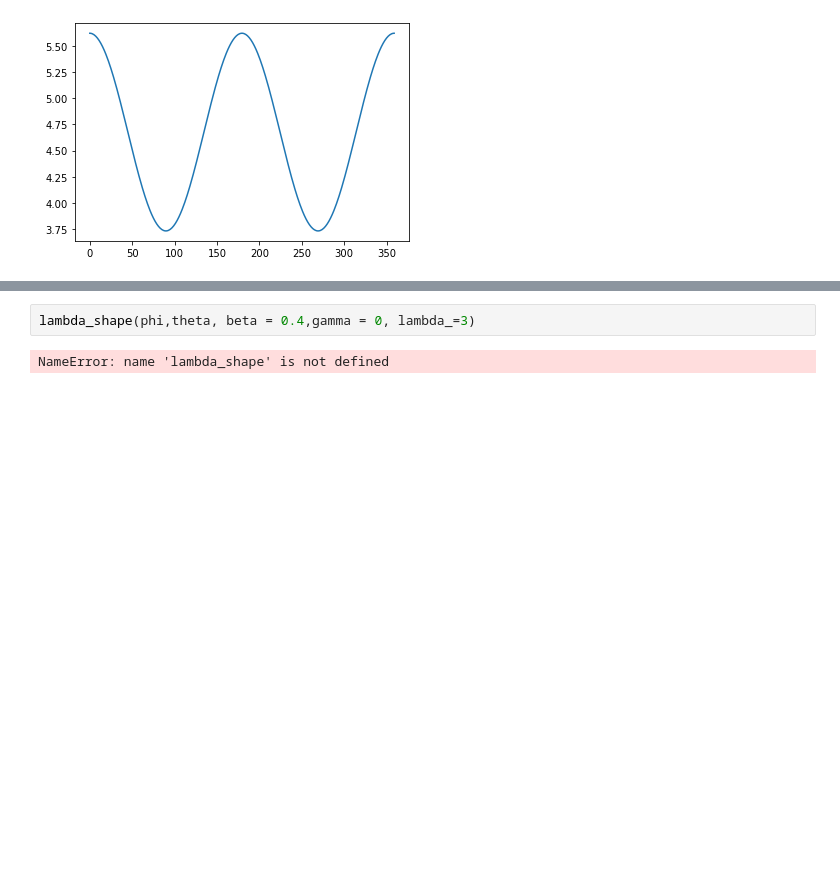
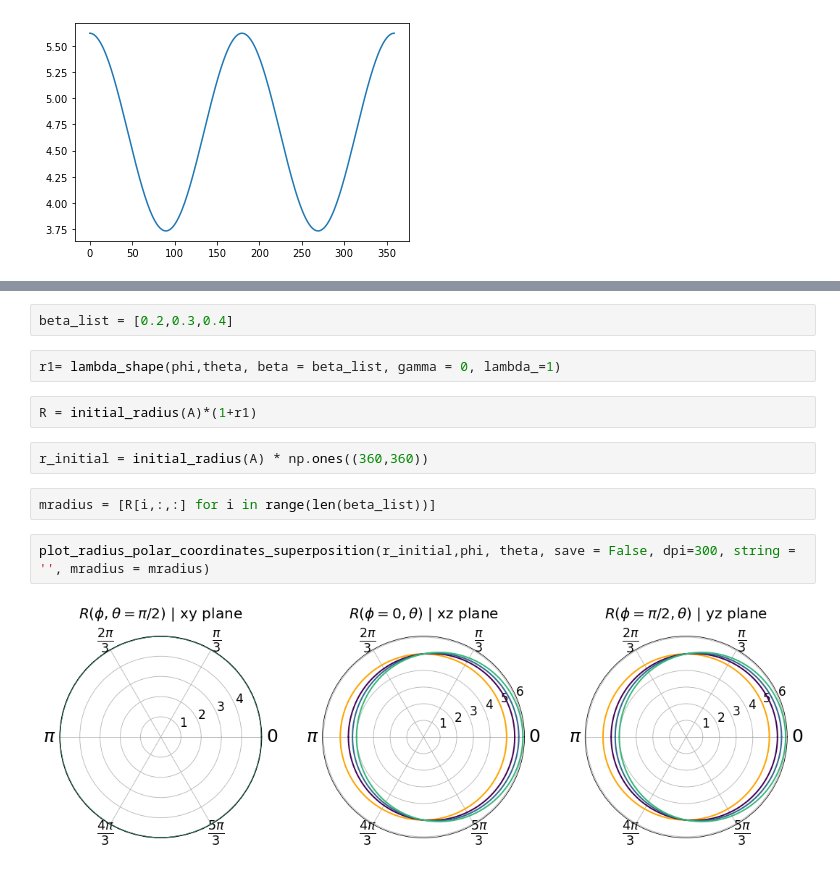
Before and after one commit to DFreireF/nudeform, a Jupyter notebook: notebooks/notebook.ipynb, the cells around one changed output, grey strips where cells are left out. Cells and saved outputs as stored; diff of their text form; blank space fills up the shorter version.

```diff
--- a/notebooks/notebook.ipynb
+++ b/notebooks/notebook.ipynb
@@ -82,4 +77,14 @@ plt.show()
+# %%
+beta_list = [0.2,0.3,0.4]
 # %%
-lambda_shape(phi,theta, beta = 0.4,gamma = 0, lambda_=3)
+r1= lambda_shape(phi,theta, beta = beta_list, gamma = 0, lambda_=1)
-# %% [output]
-NameError: name 'lambda_shape' is not defined
+# %%
+R = initial_radius(A)*(1+r1)
+# %%
+r_initial = initial_radius(A) * np.ones((360,360))
+# %%
+mradius = [R[i,:,:] for i in range(len(beta_list))]
+# %%
+plot_radius_polar_coordinates_superposition(r_initial,phi, theta, save = False, dpi=300, string = '', mradius = mradius)
+# %% [output]
+[figure, added]
```
Also changed, not shown: parts of 9 cells of this notebook, 5 other files.
